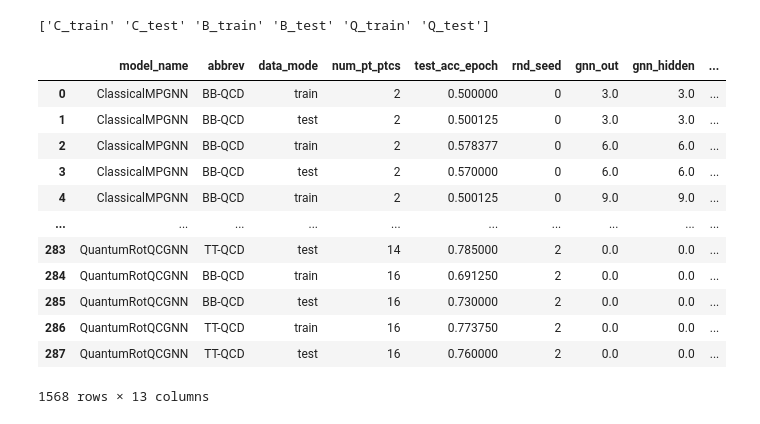
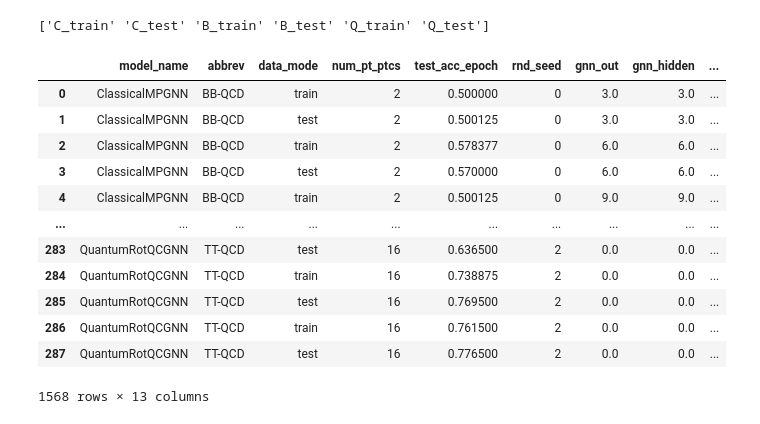
Before and after one commit to maplexgitx0302/QML-QCGNN, a Jupyter notebook: result_diff_ptcs.ipynb, the cells around one changed output. Saved outputs shown, nothing was run; the diff lists cells and outputs as text; code cells hidden in the pictures.

```diff
--- a/result_diff_ptcs.ipynb
+++ b/result_diff_ptcs.ipynb
@@ -8,34 +8,34 @@ sns.set_theme()
 # %%
 qnn, gl, gr    = 9, 1, 9
 num_ptcs_range = range(2, 16+1)
 c_dataframe    = pd.concat((pd.read_csv(f"csv/classical-500_9.csv"), pd.read_csv(f"csv/classical-500_best.csv")))
-q_dataframe    = pd.read_csv(f"csv/qnn{qnn}_gl{gl}_gr{gr}_ptc({num_ptcs_range[0]},{num_ptcs_range[-1]})-16.csv")
+q_dataframe    = pd.read_csv(f"csv/qnn{qnn}_gl{gl}_gr{gr}_ptc({num_ptcs_range[0]},{num_ptcs_range[-1]})-500_2.csv")
 df = pd.concat((c_dataframe, q_dataframe))
 df = df.fillna(0)
 df = df[[
     "model_name", "abbrev", "data_mode", "num_pt_ptcs", "test_acc_epoch",
     "rnd_seed", "gnn_out", "gnn_hidden", "gnn_layers", "gnn_nn_qubits", "gnn_reupload"
     ]]
 df.loc[df["model_name"] == "ClassicalMPGNN", "M"] = "C"
 df.loc[df["model_name"] == "QuantumRotQCGNN", "M"] = "Q"
 df.loc[df["gnn_out"].astype(int) == 1024, "M"] = "B"
 df["hue"] = df["M"] + "_" + df["data_mode"]
 print(df["hue"].unique())
 df
 # %% [output]
 ['C_train' 'C_test' 'B_train' 'B_test' 'Q_train' 'Q_test']
 |  | model_name | abbrev | data_mode | num_pt_ptcs | test_acc_epoch | rnd_seed | gnn_out | gnn_hidden | ... |
 | 0 | ClassicalMPGNN | BB-QCD | train | 2 | 0.500000 | 0 | 3.0 | 3.0 | ... |
 | 1 | ClassicalMPGNN | BB-QCD | test | 2 | 0.500125 | 0 | 3.0 | 3.0 | ... |
 | 2 | ClassicalMPGNN | BB-QCD | train | 2 | 0.578377 | 0 | 6.0 | 6.0 | ... |
 | 3 | ClassicalMPGNN | BB-QCD | test | 2 | 0.570000 | 0 | 6.0 | 6.0 | ... |
 | 4 | ClassicalMPGNN | BB-QCD | train | 2 | 0.500125 | 0 | 9.0 | 9.0 | ... |
 | ... | ... | ... | ... | ... | ... | ... | ... | ... | ... |
-| 283 | QuantumRotQCGNN | TT-QCD | test | 14 | 0.785000 | 2 | 0.0 | 0.0 | ... |
-| 284 | QuantumRotQCGNN | BB-QCD | train | 16 | 0.691250 | 2 | 0.0 | 0.0 | ... |
-| 285 | QuantumRotQCGNN | BB-QCD | test | 16 | 0.730000 | 2 | 0.0 | 0.0 | ... |
-| 286 | QuantumRotQCGNN | TT-QCD | train | 16 | 0.773750 | 2 | 0.0 | 0.0 | ... |
-| 287 | QuantumRotQCGNN | TT-QCD | test | 16 | 0.760000 | 2 | 0.0 | 0.0 | ... |
+| 283 | QuantumRotQCGNN | TT-QCD | test | 16 | 0.636500 | 2 | 0.0 | 0.0 | ... |
+| 284 | QuantumRotQCGNN | TT-QCD | train | 16 | 0.738875 | 2 | 0.0 | 0.0 | ... |
+| 285 | QuantumRotQCGNN | TT-QCD | test | 16 | 0.769500 | 2 | 0.0 | 0.0 | ... |
+| 286 | QuantumRotQCGNN | TT-QCD | train | 16 | 0.761500 | 2 | 0.0 | 0.0 | ... |
+| 287 | QuantumRotQCGNN | TT-QCD | test | 16 | 0.776500 | 2 | 0.0 | 0.0 | ... |
 1568 rows × 13 columns
 # %%
 fig, ax = plt.subplots(2,3,figsize=(15,10))
```
Also changed, not shown: parts of 1 cell of this notebook, 4 other files.
